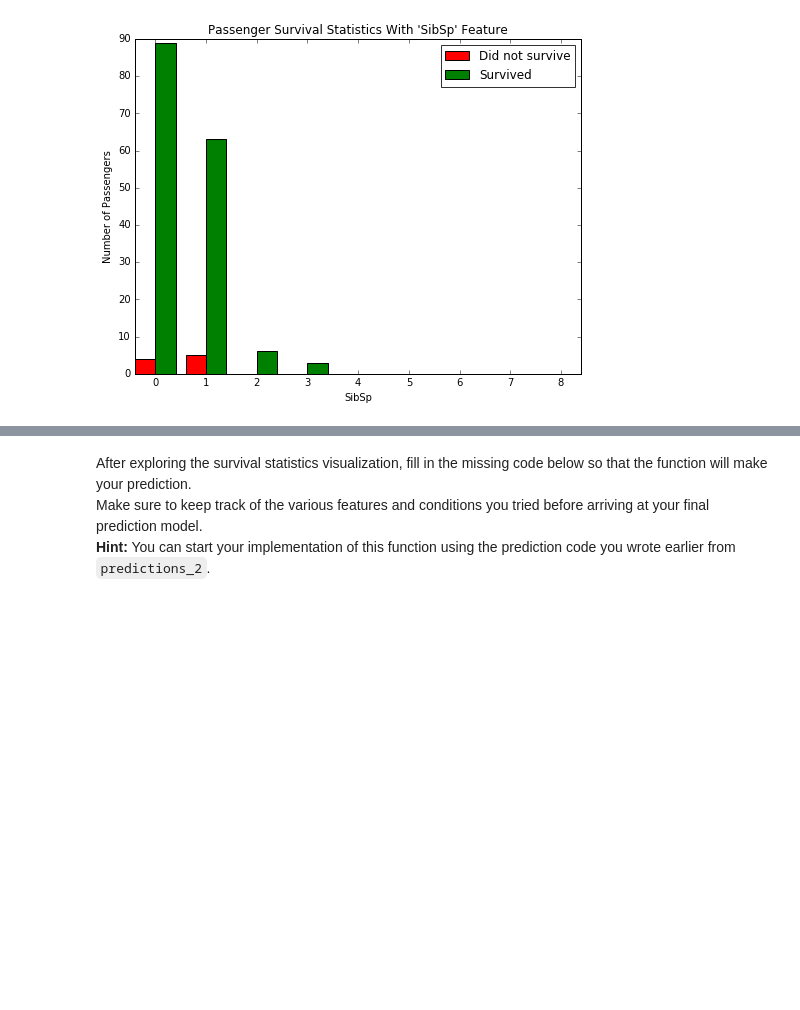
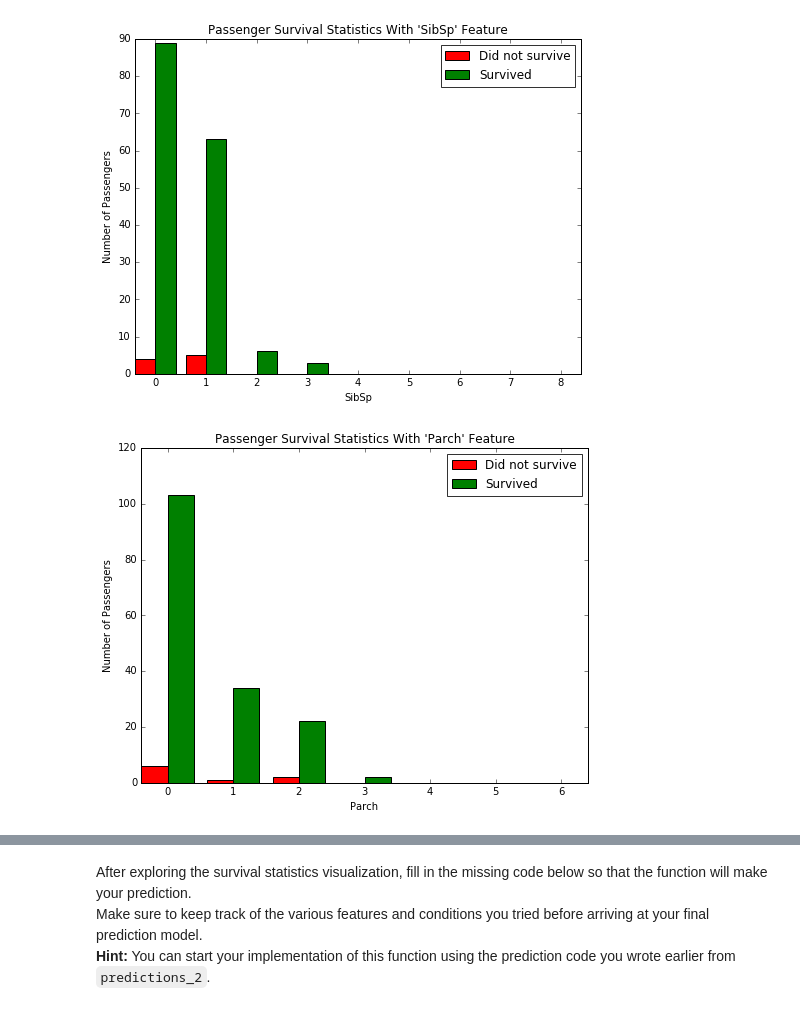
Before and after one commit to BananuhBeatDown/titanic_survival_exploration, a Jupyter notebook: titanic_survival_exploration.ipynb, the cells around one changed output, grey strips where cells are left out. Saved outputs shown, nothing was run; the diff lists cells and outputs as text; code cells hidden in the pictures; blank space fills up the shorter version.

```diff
--- a/titanic_survival_exploration.ipynb
+++ b/titanic_survival_exploration.ipynb
@@ -219,3 +223,7 @@ Use the `survival_stats` function below to to examine various survival statistic
 vs.survival_stats(data, outcomes, 'SibSp', ["Sex == 'female'", "Pclass < 3"])
 # %% [output]
 [figure]
+# %%
+vs.survival_stats(data, outcomes, 'Parch', ["Sex == 'female'", "Pclass < 3"])
+# %% [output]
+[figure, added]
```
Also changed, not shown: parts of 4 cells of this notebook, 1 other file.
